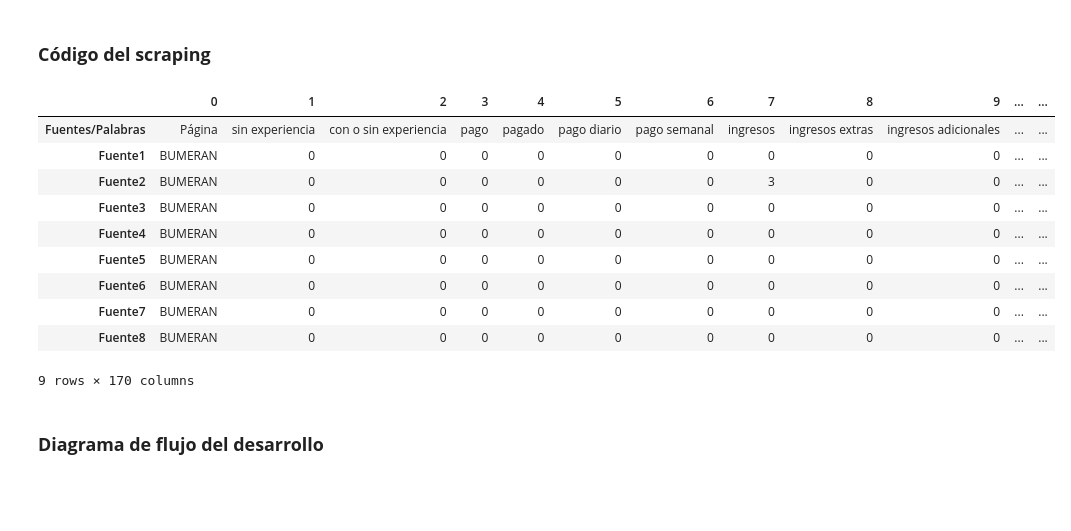
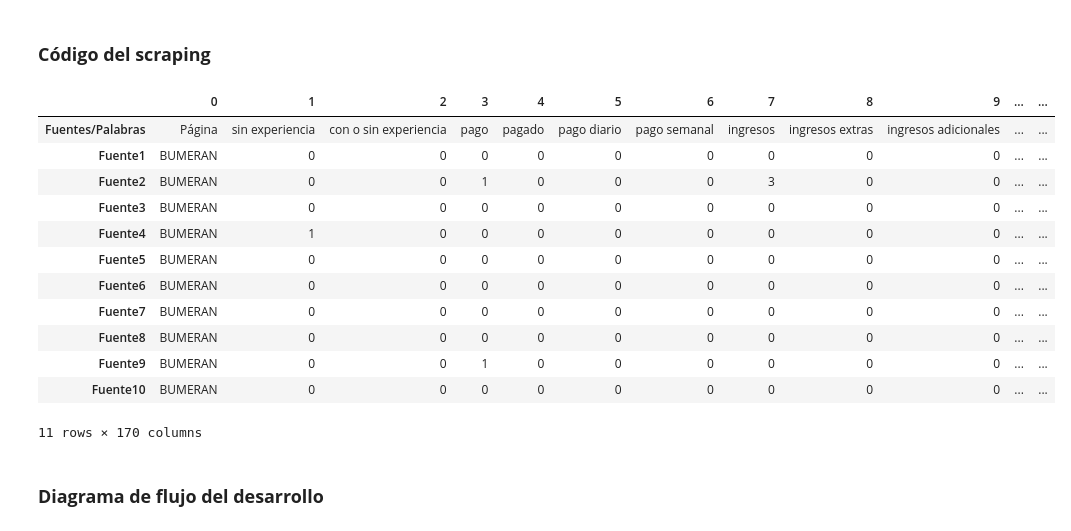
Before and after one commit to salvatore-polo/trabajo-final-lp2-vargas, a Jupyter notebook: Informe Final LP2.ipynb, the cells around one changed output. Drawn from its saved outputs; the diff is of its cells as text; code cells hidden in the pictures; blank space fills up the shorter version.

```diff
--- a/Informe Final LP2.ipynb
+++ b/Informe Final LP2.ipynb
@@ -76,7 +75,9 @@ url = ["https://www.bumeran.com.pe/empleos/coordinador-de-cumplimiento-tributari
 "https://www.bumeran.com.pe/empleos/especialista-de-almacenes-zoomlion-1118328915.html",
 "https://www.bumeran.com.pe/empleos/call-center-part-time-surquillo-sol-resplandeciente-s.a.c.-1118333666.html",
 "https://www.bumeran.com.pe/empleos/asesor-financiero-full-time-banco-ripley-jockey-plaza-banco-ripley-peru-s.a.-1118335917.html",
-"https://www.bumeran.com.pe/empleos/inspector-de-seguridad-mina-subterranea-contrata-minera-cristobal-s.a.c.-1118334022.html"]
+"https://www.bumeran.com.pe/empleos/inspector-de-seguridad-mina-subterranea-contrata-minera-cristobal-s.a.c.-1118334022.html",
+"https://www.bumeran.com.pe/empleos/asistente-de-seleccion-huacho-redondos-s.a.-1118341483.html",
+"https://www.bumeran.com.pe/empleos/jefe-de-operaciones-logisticas-1118341277.html"]
 
 
 for i in range(0,len(url)):
@@ -277,46 +278,48 @@ punt = 0
 for parrafo in texto:
  i = 1
  for palabra in listapalabras:
-     frec[i] = parrafo.lower().split().count(palabra)
+     frec[i] = parrafo.lower().count(palabra)
      punt +=frec[i]
      i+=1
 
  frec[len(listapalabras) + 1] = punt
- if punt <=2:
+ if punt <=5:
   frec[len(listapalabras) + 2] = "No sospechosa"
- elif punt <=5:
+ elif punt <=10:
   frec[len(listapalabras) + 2] = "Potencialmente sospechosa"
  else:
   frec[len(listapalabras) + 2] = "Sospechosa"
  frec[len(listapalabras) + 3] = url[textcount]
  datospd["Fuente" + str(textcount + 1)] = frec
  textcount+=1
  frec = []
  frec.append("BUMERAN")
  for rep in range(0,len(listapalabras)):
   frec.append(0)
  frec.append(0)
  frec.append("")
  frec.append("")
  punt = 0
 
 
 DataF = pd.DataFrame(datospd)
 DataFinal = DataF.transpose()
 
 DataFinal
 # %% [output]
 |  | 0 | 1 | 2 | 3 | 4 | 5 | 6 | 7 | 8 | 9 | ... | ... |
 | Fuentes/Palabras | Página | sin experiencia | con o sin experiencia | pago | pagado | pago diario | pago semanal | ingresos | ingresos extras | ingresos adicionales | ... | ... |
 | Fuente1 | BUMERAN | 0 | 0 | 0 | 0 | 0 | 0 | 0 | 0 | 0 | ... | ... |
-| Fuente2 | BUMERAN | 0 | 0 | 0 | 0 | 0 | 0 | 3 | 0 | 0 | ... | ... |
+| Fuente2 | BUMERAN | 0 | 0 | 1 | 0 | 0 | 0 | 3 | 0 | 0 | ... | ... |
 | Fuente3 | BUMERAN | 0 | 0 | 0 | 0 | 0 | 0 | 0 | 0 | 0 | ... | ... |
-| Fuente4 | BUMERAN | 0 | 0 | 0 | 0 | 0 | 0 | 0 | 0 | 0 | ... | ... |
+| Fuente4 | BUMERAN | 1 | 0 | 0 | 0 | 0 | 0 | 0 | 0 | 0 | ... | ... |
 | Fuente5 | BUMERAN | 0 | 0 | 0 | 0 | 0 | 0 | 0 | 0 | 0 | ... | ... |
 | Fuente6 | BUMERAN | 0 | 0 | 0 | 0 | 0 | 0 | 0 | 0 | 0 | ... | ... |
 | Fuente7 | BUMERAN | 0 | 0 | 0 | 0 | 0 | 0 | 0 | 0 | 0 | ... | ... |
 | Fuente8 | BUMERAN | 0 | 0 | 0 | 0 | 0 | 0 | 0 | 0 | 0 | ... | ... |
+| Fuente9 | BUMERAN | 0 | 0 | 1 | 0 | 0 | 0 | 0 | 0 | 0 | ... | ... |
+| Fuente10 | BUMERAN | 0 | 0 | 0 | 0 | 0 | 0 | 0 | 0 | 0 | ... | ... |
-9 rows × 170 columns
+11 rows × 170 columns
 # %% [markdown]
 ### **Diagrama de flujo del desarrollo**
 # %% [markdown]
```
Also changed, not shown: parts of 3 cells of this notebook.
